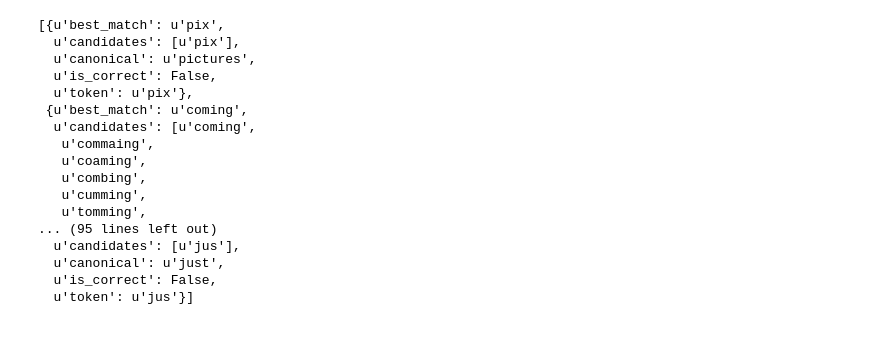
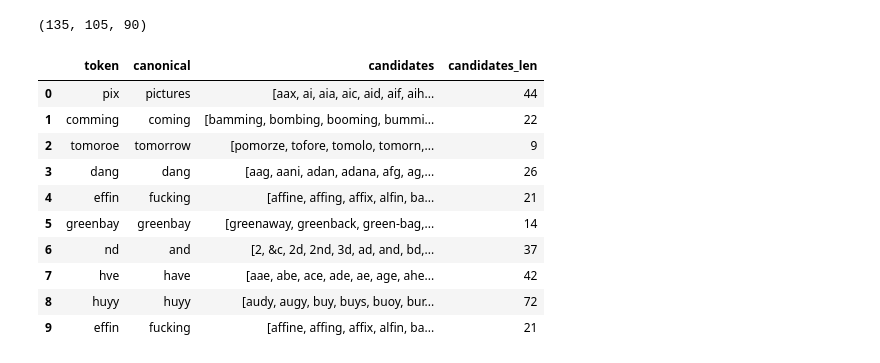
Before and after one commit to martindavid/twitter-lexical-normalisation, a Jupyter notebook: Similarity Analysis.ipynb, the cells around one changed output. Saved outputs shown, nothing was run; the diff lists cells and outputs as text; code cells hidden in the pictures; blank space fills up the shorter version.

```diff
--- a/Similarity Analysis.ipynb
+++ b/Similarity Analysis.ipynb
@@ -106,20 +66,22 @@ levenshtein_metaphone
-# %%
-data_4[:20]
-# %% [output]
-[{u'best_match': u'pix',
-  u'candidates': [u'pix'],
-  u'canonical': u'pictures',
-  u'is_correct': False,
-  u'token': u'pix'},
- {u'best_match': u'coming',
-  u'candidates': [u'coming',
-   u'commaing',
-   u'coaming',
-   u'combing',
-   u'cumming',
-   u'tomming',
-... (95 lines left out)
-  u'candidates': [u'jus'],
-  u'canonical': u'just',
-  u'is_correct': False,
-  u'token': u'jus'}]
+# %%
+iscorrect_1 = levenshtein.query('is_correct==True').token.count()
+iscorrect_2 = levenshtein_soundex.query('is_correct==True').token.count()
+iscorrect_3 = levenshtein_metaphone.query('is_correct==True').token.count()
+
+iscorrect_1, iscorrect_2, iscorrect_3
+# %% [output]
+(135, 105, 90)
+# %%
+levenshtein[:10][['token','canonical','candidates','candidates_len']]
+# %% [output]
+|  | token | canonical | candidates | candidates_len |
+| 0 | pix | pictures | [aax, ai, aia, aic, aid, aif, aih... | 44 |
+| 1 | comming | coming | [bamming, bombing, booming, bummi... | 22 |
+| 2 | tomoroe | tomorrow | [pomorze, tofore, tomolo, tomorn,... | 9 |
+| 3 | dang | dang | [aag, aani, adan, adana, afg, ag,... | 26 |
+| 4 | effin | fucking | [affine, affing, affix, alfin, ba... | 21 |
+| 5 | greenbay | greenbay | [greenaway, greenback, green-bag,... | 14 |
+| 6 | nd | and | [2, &c, 2d, 2nd, 3d, ad, and, bd,... | 37 |
+| 7 | hve | have | [aae, abe, ace, ade, ae, age, ahe... | 42 |
+| 8 | huyy | huyy | [audy, augy, buy, buys, buoy, bur... | 72 |
+| 9 | effin | fucking | [affine, affing, affix, alfin, ba... | 21 |
```
Also changed, not shown: parts of 16 cells of this notebook, 19 other files.
